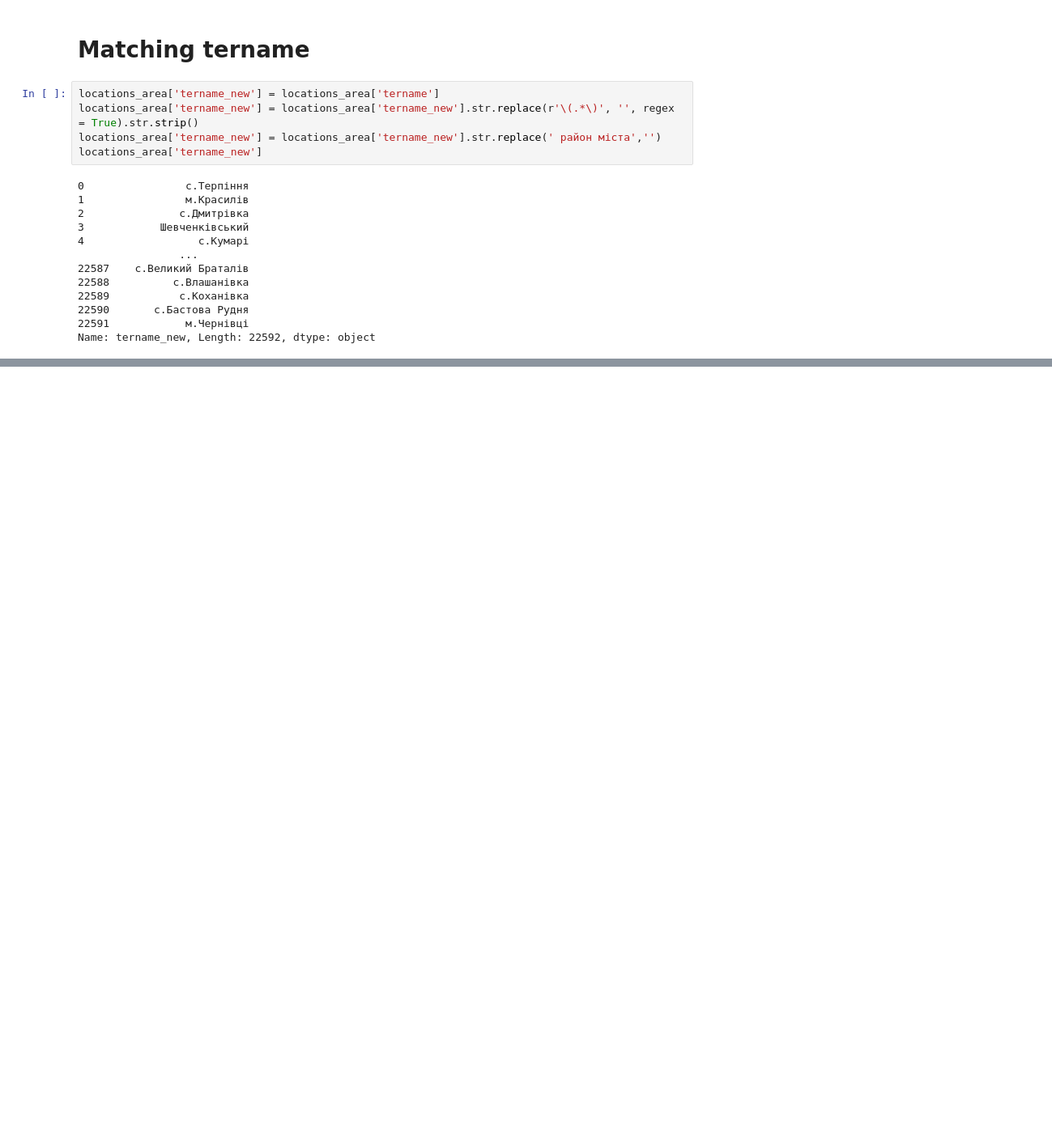
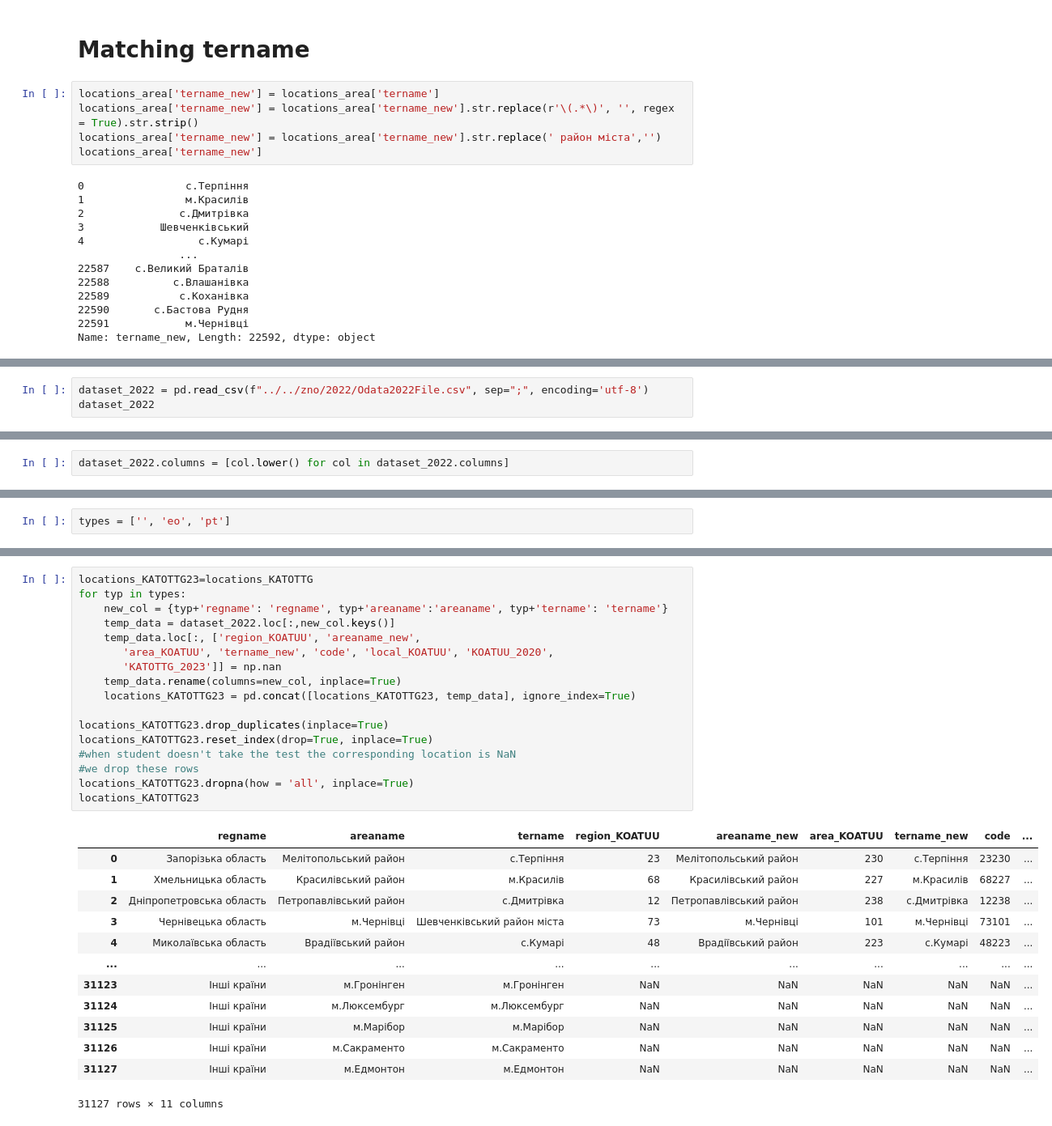
Before and after one commit to DataResponsibly/ZNO-Dataset, a Jupyter notebook: notebooks/students_level/locations.ipynb, the cells around one changed output, grey strips where cells are left out. Shown at 81% size. Saved outputs shown, nothing was run; the diff lists cells and outputs as text; blank space fills up the shorter version.

```diff
--- a/notebooks/students_level/locations.ipynb
+++ b/notebooks/students_level/locations.ipynb
@@ -280,0 +539,3 @@ Name: tername_new, Length: 22592, dtype: object
+# %%
+dataset_2022 = pd.read_csv(f"../../zno/2022/Odata2022File.csv", sep=";", encoding='utf-8')
+dataset_2022
@@ -280,0 +556,2 @@ Name: tername_new, Length: 22592, dtype: object
+# %%
+dataset_2022.columns = [col.lower() for col in dataset_2022.columns]
@@ -280,0 +562,2 @@ Name: tername_new, Length: 22592, dtype: object
+# %%
+types = ['', 'eo', 'pt']
@@ -280,0 +580,31 @@ Name: tername_new, Length: 22592, dtype: object
+# %%
+locations_KATOTTG23=locations_KATOTTG
+for typ in types:
+    new_col = {typ+'regname': 'regname', typ+'areaname':'areaname', typ+'tername': 'tername'}
+    temp_data = dataset_2022.loc[:,new_col.keys()]
+    temp_data.loc[:, ['region_KOATUU', 'areaname_new',
+       'area_KOATUU', 'tername_new', 'code', 'local_KOATUU', 'KOATUU_2020',
+       'KATOTTG_2023']] = np.nan
+    temp_data.rename(columns=new_col, inplace=True)
+    locations_KATOTTG23 = pd.concat([locations_KATOTTG23, temp_data], ignore_index=True)
+
+locations_KATOTTG23.drop_duplicates(inplace=True)
+locations_KATOTTG23.reset_index(drop=True, inplace=True)
+#when student doesn't take the test the corresponding location is NaN
+#we drop these rows
+locations_KATOTTG23.dropna(how = 'all', inplace=True)
+locations_KATOTTG23
+# %% [output]
+|  | regname | areaname | tername | region_KOATUU | areaname_new | area_KOATUU | tername_new | code | ... |
+| 0 | Запорізька область | Мелітопольський район | с.Терпіння | 23 | Мелітопольський район | 230 | с.Терпіння | 23230 | ... |
+| 1 | Хмельницька область | Красилівський район | м.Красилів | 68 | Красилівський район | 227 | м.Красилів | 68227 | ... |
+| 2 | Дніпропетровська область | Петропавлівський район | с.Дмитрівка | 12 | Петропавлівський район | 238 | с.Дмитрівка | 12238 | ... |
+| 3 | Чернівецька область | м.Чернівці | Шевченківський район міста | 73 | м.Чернівці | 101 | м.Чернівці | 73101 | ... |
+| 4 | Миколаївська область | Врадіївський район | с.Кумарі | 48 | Врадіївський район | 223 | с.Кумарі | 48223 | ... |
+| ... | ... | ... | ... | ... | ... | ... | ... | ... | ... |
+| 31123 | Інші країни | м.Гронінген | м.Гронінген | NaN | NaN | NaN | NaN | NaN | ... |
+| 31124 | Інші країни | м.Люксембург | м.Люксембург | NaN | NaN | NaN | NaN | NaN | ... |
+| 31125 | Інші країни | м.Марібор | м.Марібор | NaN | NaN | NaN | NaN | NaN | ... |
+| 31126 | Інші країни | м.Сакраменто | м.Сакраменто | NaN | NaN | NaN | NaN | NaN | ... |
+| 31127 | Інші країни | м.Едмонтон | м.Едмонтон | NaN | NaN | NaN | NaN | NaN | ... |
+31127 rows × 11 columns
```
Also changed, not shown: parts of 49 cells of this notebook.
